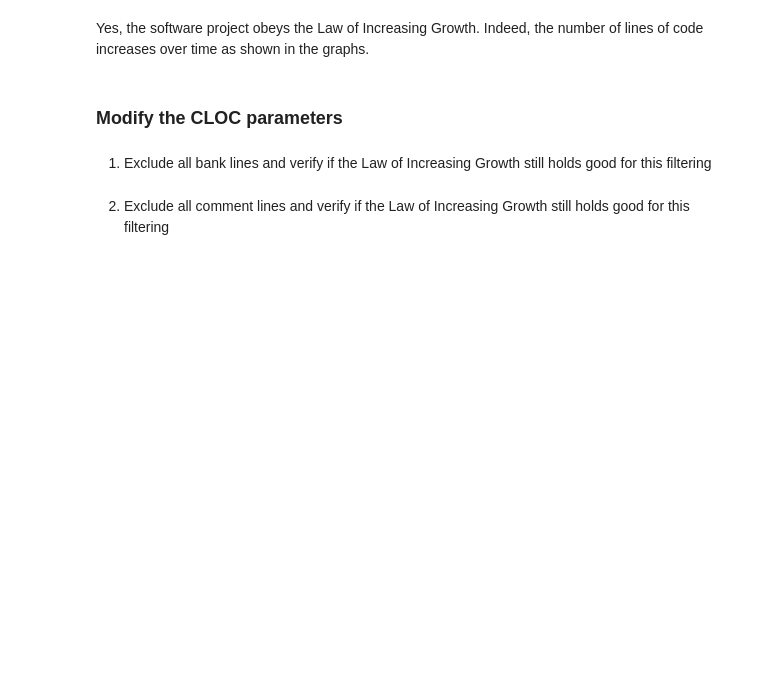
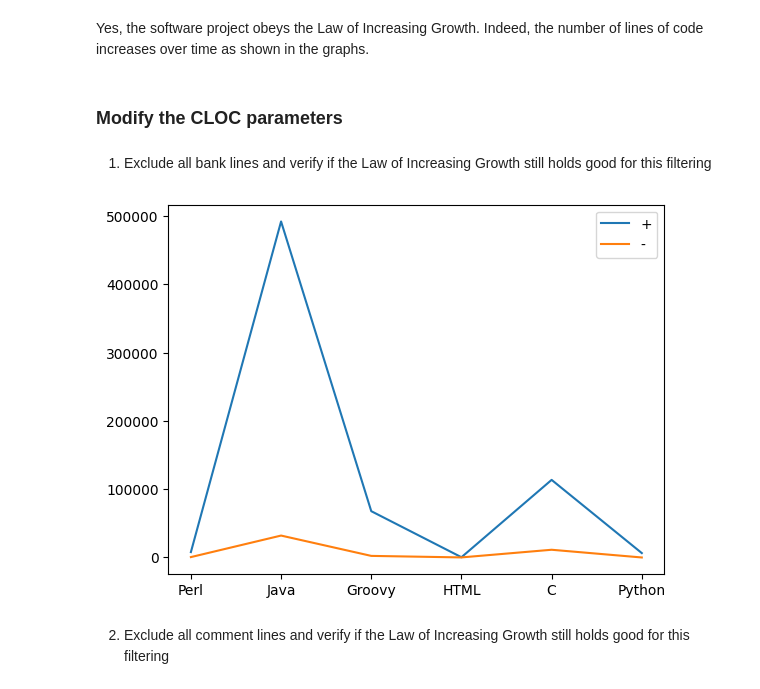
Before and after one commit to Randi-Dcht/Umons_Course2023_SoftwareEvolutionTP2, a Jupyter notebook: TP2_section2.ipynb, the cells around one changed output. Cells and saved outputs as stored; diff of their text form; code cells hidden in the pictures; blank space fills up the shorter version.

```diff
--- a/TP2_section2.ipynb
+++ b/TP2_section2.ipynb
@@ -396,2 +394,15 @@ Yes, the software project obeys the Law of Increasing Growth. Indeed, the number
+# %%
+df = pd.read_csv("/home/data/informatique/git/umons/LawsSofware/report/Umons_Course2023_SoftwareEvolutionTP2/data_compare.csv")
+df.head()
+
+data = df[df['Language'].isin(list_of_lg)]
+data.head()
+
+plt.plot(data['Language'], data[' + code'] + data[' + comment'] + data[' + blank'], label='+')
+plt.plot(data['Language'], data[' - code'] + data[' - comment'] + data[' - blank'], label='-')
+plt.legend()
+plt.show()
+# %% [output]
+[figure, added]
 # %% [markdown]
 2. Exclude all comment lines and verify if the Law of Increasing Growth still holds good for this filtering
```
Also changed, not shown: parts of 8 cells of this notebook, 1 other file.
